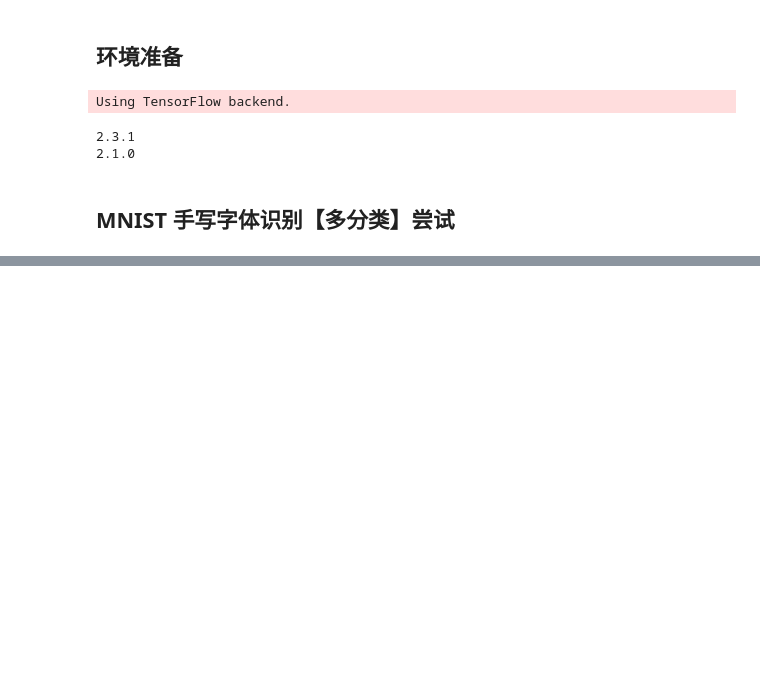
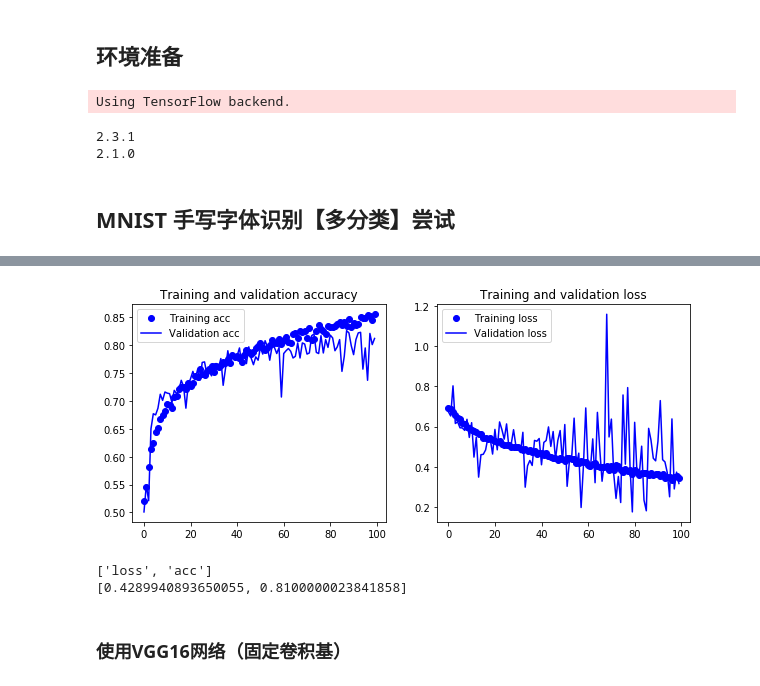
Before and after one commit to prucehuang/machine-learning-introduction, a Jupyter notebook: scripts/quickly_start_cnn.ipynb, the cells around one changed output, grey strips where cells are left out. Saved outputs shown, nothing was run; the diff lists cells and outputs as text; code cells hidden in the pictures; blank space fills up the shorter version.

```diff
--- a/scripts/quickly_start_cnn.ipynb
+++ b/scripts/quickly_start_cnn.ipynb
@@ -91,0 +115,13 @@ Epoch 5/5
+# %%
+import os, shutil
+# The path to the directory where the original
+# dataset was uncompressed
+original_dataset_dir = 'D://Kaggle//cat-dog//train'
+
+# The directory where we will
+# store our smaller dataset
+base_dir = 'D://Kaggle//cat-dog-small'
+train_dir = os.path.join(base_dir, 'train')
+train_cats_dir = os.path.join(train_dir, 'cats')
+validation_dir = os.path.join(base_dir, 'validation')
+test_dir = os.path.join(base_dir, 'test')
@@ -91,0 +461,21 @@ Epoch 5/5
+# %%
+model2.compile(loss='binary_crossentropy',
+              optimizer=optimizers.RMSprop(lr=1e-4),
+              metrics=['acc'])
+# %%
+from keras.preprocessing.image import ImageDataGenerator
+train_augmented_datagen = ImageDataGenerator(
+    rescale=1./255,
+    rotation_range=40,
+    width_shift_range=0.2,
+    height_shift_range=0.2,
+    shear_range=0.2,
+    zoom_range=0.2,
+    horizontal_flip=True,)
+
+# Note that the validation data should not be augmented!
+train_augmented_generator = train_augmented_datagen.flow_from_directory(
+        train_dir,
+        target_size=(150, 150),
+        batch_size=32,
+        class_mode='binary')
@@ -91,0 +484,7 @@ Epoch 5/5
+# %%
+history2 = model2.fit_generator(
+      train_augmented_generator,
+      steps_per_epoch=100, # 每一批次读取100轮数据，总共是3200张图片
+      epochs=100,
+      validation_data=validation_generator,
+      validation_steps=50)
@@ -91,0 +511,13 @@ Epoch 5/5
+# %%
+# 准确率不断提升 损失不断降低 还可以更好一点
+plot_acc_loss(history2)
+# %% [output]
+[figure, added]
+# %%
+print(model2.metrics_names)
+print(model2.evaluate_generator(test_generator, steps=50))
+# %% [output]
+['loss', 'acc']
+[0.4289940893650055, 0.8100000023841858]
+# %% [markdown]
+### 使用VGG16网络（固定卷积基）
```
Also changed, not shown: parts of 87 cells of this notebook, 8 other files.
